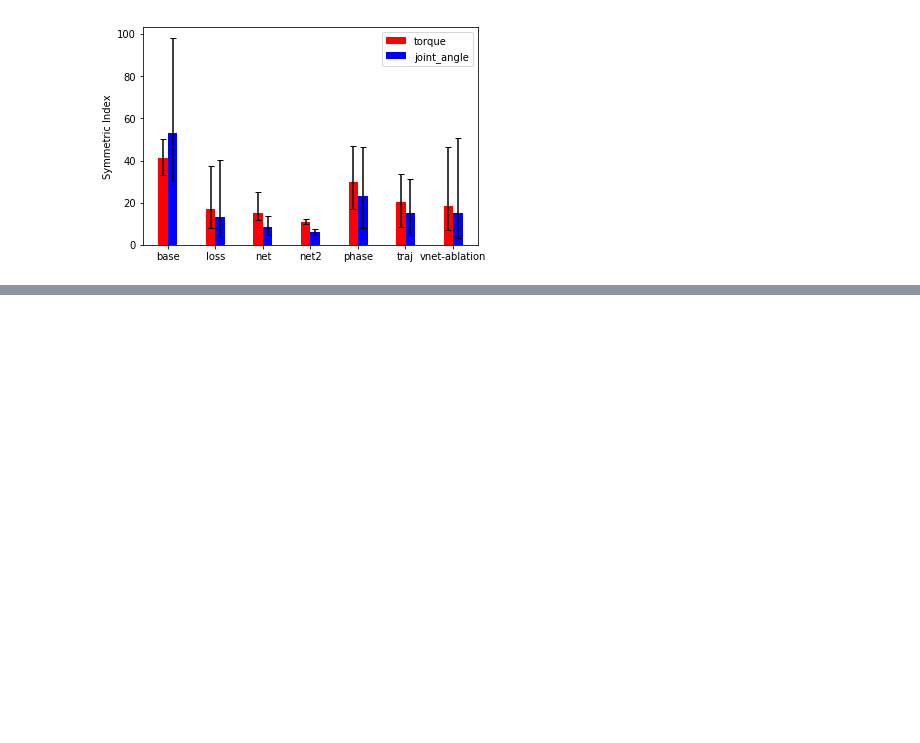
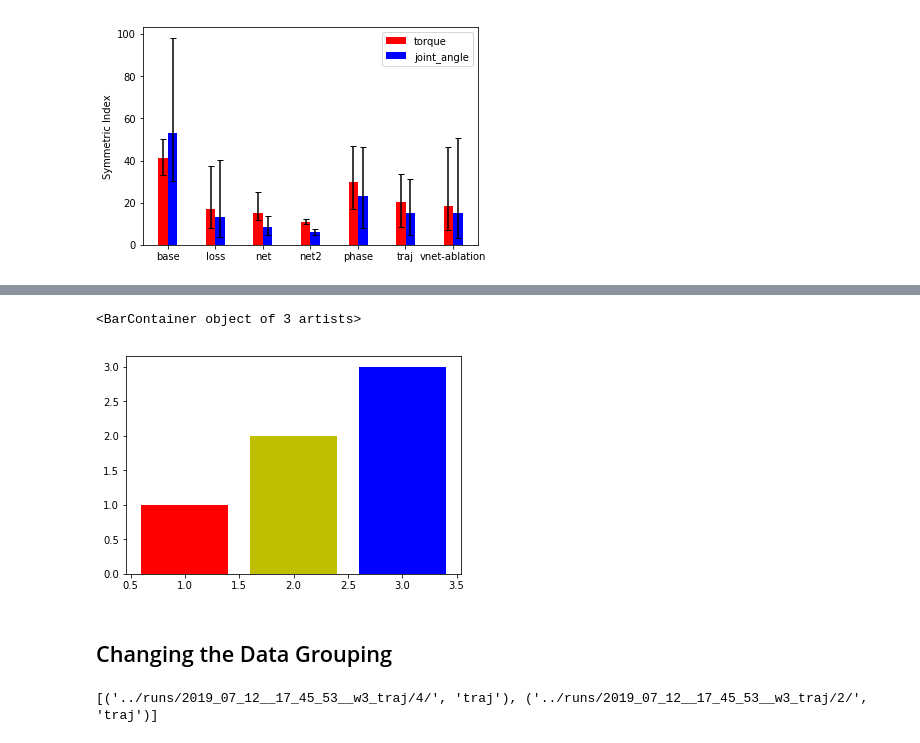
Before and after one commit to UBCMOCCA/SymmetricRL, a Jupyter notebook: show/Metrics.ipynb, the cells around one changed output, grey strips where cells are left out. Drawn from its saved outputs; the diff is of its cells as text; code cells hidden in the pictures; blank space fills up the shorter version.

```diff
--- a/show/Metrics.ipynb
+++ b/show/Metrics.ipynb
@@ -89,0 +123,7 @@ ax = draw_barplot(dirs, names, ["torque", "joint_angle"], ylabel="Symmetric Inde
+# %%
+plt.bar([1,2,3], [1,2,3], color=['r', 'y', 'b'])
+# %% [output]
+<BarContainer object of 3 artists>
+[figure, added]
+# %% [markdown]
+## Changing the Data Grouping
@@ -89,0 +183,6 @@ ax = draw_barplot(dirs, names, ["torque", "joint_angle"], ylabel="Symmetric Inde
+# %%
+dirs = glob.glob("../runs/*12__17_4*w3*/*/") + ["../runs/2019_07_12__20_35_43__w3_karen_4/1"]
+names = [re.findall("w3_([^\/]*)", path)[0] for path in dirs]
+print(list(zip(dirs, names))[:2])
+# %% [output]
+[('../runs/2019_07_12__17_45_53__w3_traj/4/', 'traj'), ('../runs/2019_07_12__17_45_53__w3_traj/2/', 'traj')]
```
Also changed, not shown: parts of 26 cells of this notebook, 3 other files.
